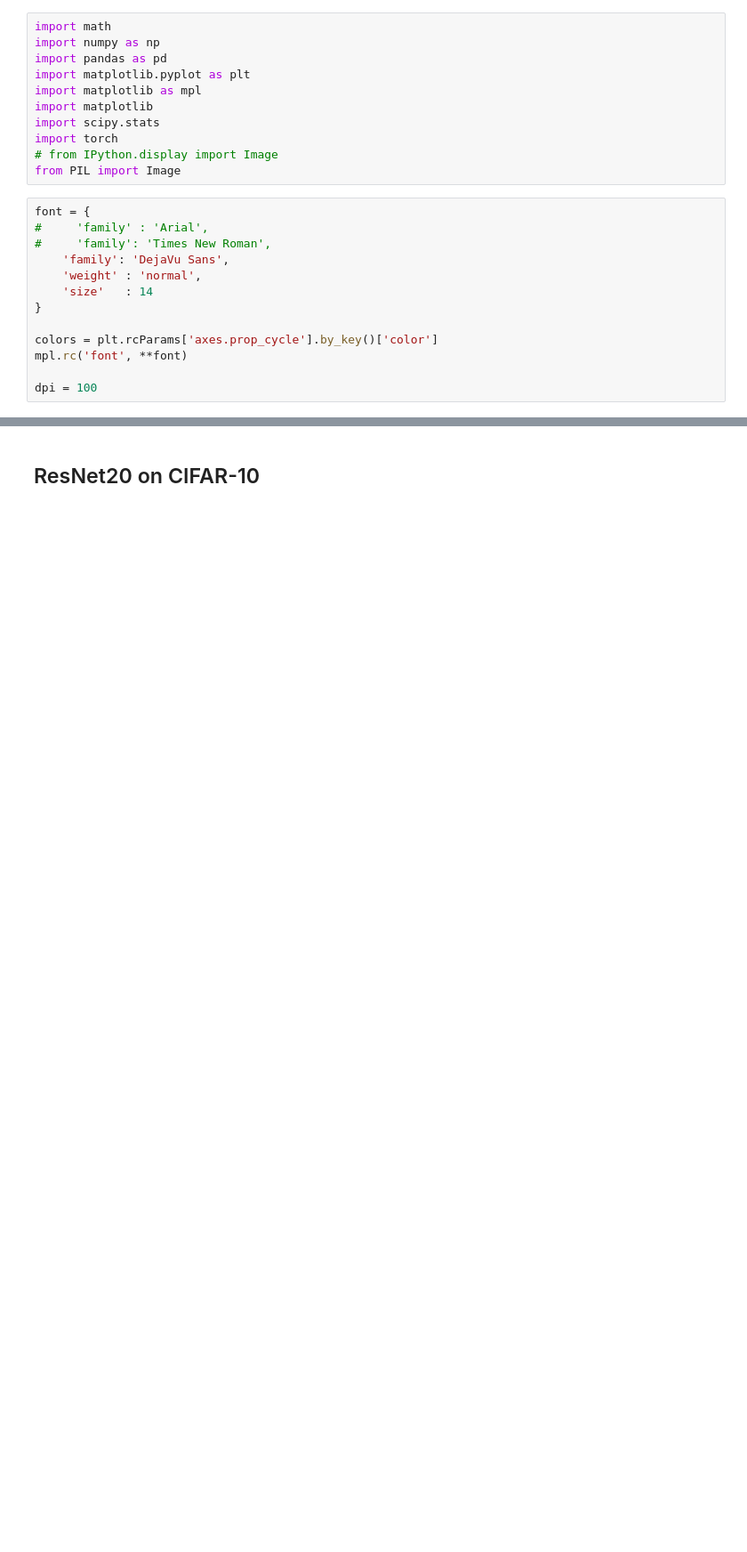
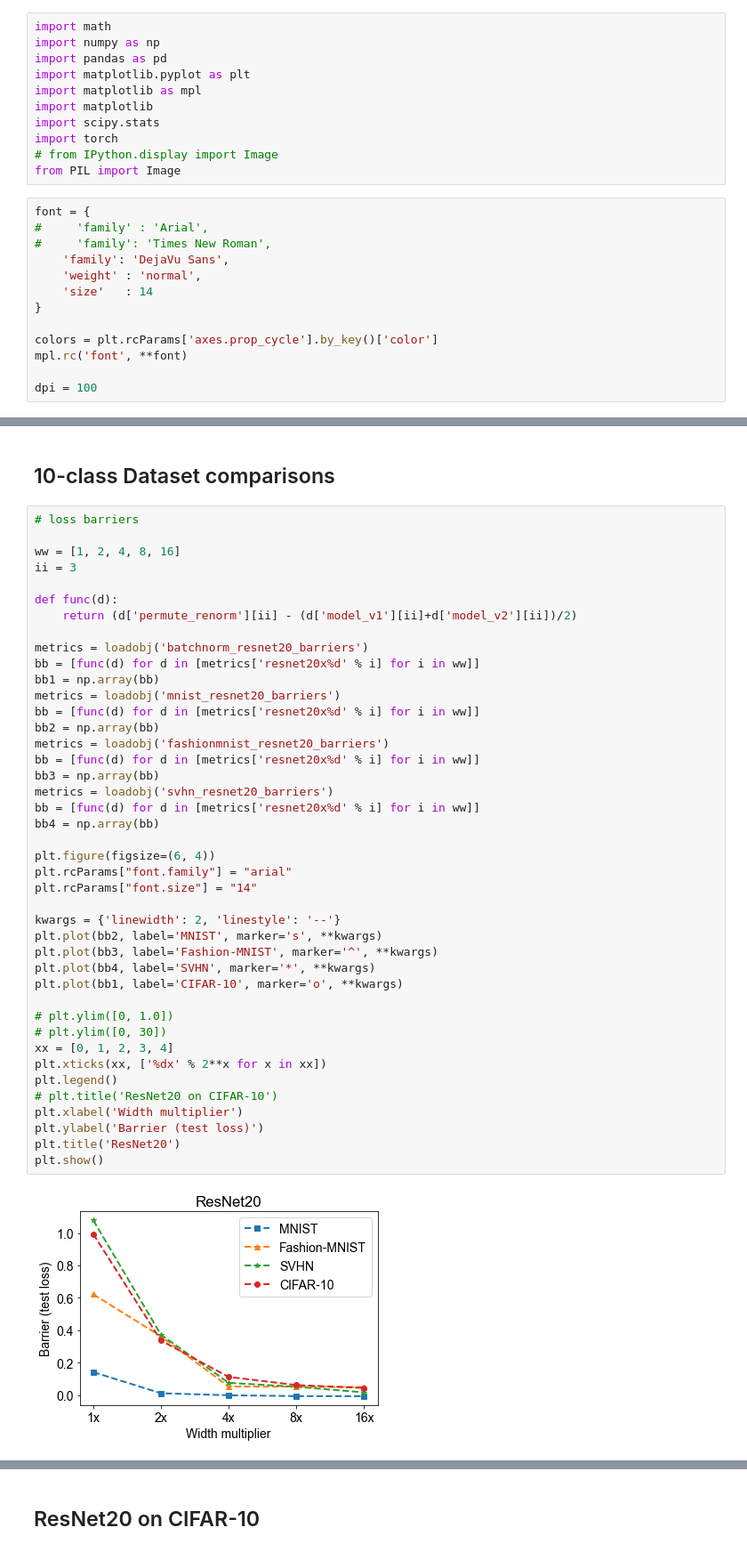
Before and after one commit to KellerJordan/REPAIR, a Jupyter notebook: notebooks/Figures.ipynb, the cells around one changed output, grey strips where cells are left out. Shown at 89% size. Saved outputs shown, nothing was run; the diff lists cells and outputs as text; blank space fills up the shorter version.

```diff
--- a/notebooks/Figures.ipynb
+++ b/notebooks/Figures.ipynb
@@ -113,0 +57,46 @@ plt.show()
+# %% [markdown]
+## 10-class Dataset comparisons
+# %%
+# loss barriers
+
+ww = [1, 2, 4, 8, 16]
+ii = 3
+
+def func(d):
+    return (d['permute_renorm'][ii] - (d['model_v1'][ii]+d['model_v2'][ii])/2)
+
+metrics = loadobj('batchnorm_resnet20_barriers')
+bb = [func(d) for d in [metrics['resnet20x%d' % i] for i in ww]]
+bb1 = np.array(bb)
+metrics = loadobj('mnist_resnet20_barriers')
+bb = [func(d) for d in [metrics['resnet20x%d' % i] for i in ww]]
+bb2 = np.array(bb)
+metrics = loadobj('fashionmnist_resnet20_barriers')
+bb = [func(d) for d in [metrics['resnet20x%d' % i] for i in ww]]
+bb3 = np.array(bb)
+metrics = loadobj('svhn_resnet20_barriers')
+bb = [func(d) for d in [metrics['resnet20x%d' % i] for i in ww]]
+bb4 = np.array(bb)
+
+plt.figure(figsize=(6, 4))
+plt.rcParams["font.family"] = "arial"
+plt.rcParams["font.size"] = "14"
+
+kwargs = {'linewidth': 2, 'linestyle': '--'}
+plt.plot(bb2, label='MNIST', marker='s', **kwargs)
+plt.plot(bb3, label='Fashion-MNIST', marker='^', **kwargs)
+plt.plot(bb4, label='SVHN', marker='*', **kwargs)
+plt.plot(bb1, label='CIFAR-10', marker='o', **kwargs)
+
+# plt.ylim([0, 1.0])
+# plt.ylim([0, 30])
+xx = [0, 1, 2, 3, 4]
+plt.xticks(xx, ['%dx' % 2**x for x in xx])
+plt.legend()
+# plt.title('ResNet20 on CIFAR-10')
+plt.xlabel('Width multiplier')
+plt.ylabel('Barrier (test loss)')
+plt.title('ResNet20')
+plt.show()
+# %% [output]
+[figure, added]
```
Also changed, not shown: parts of 29 cells of this notebook, 2 other files.
